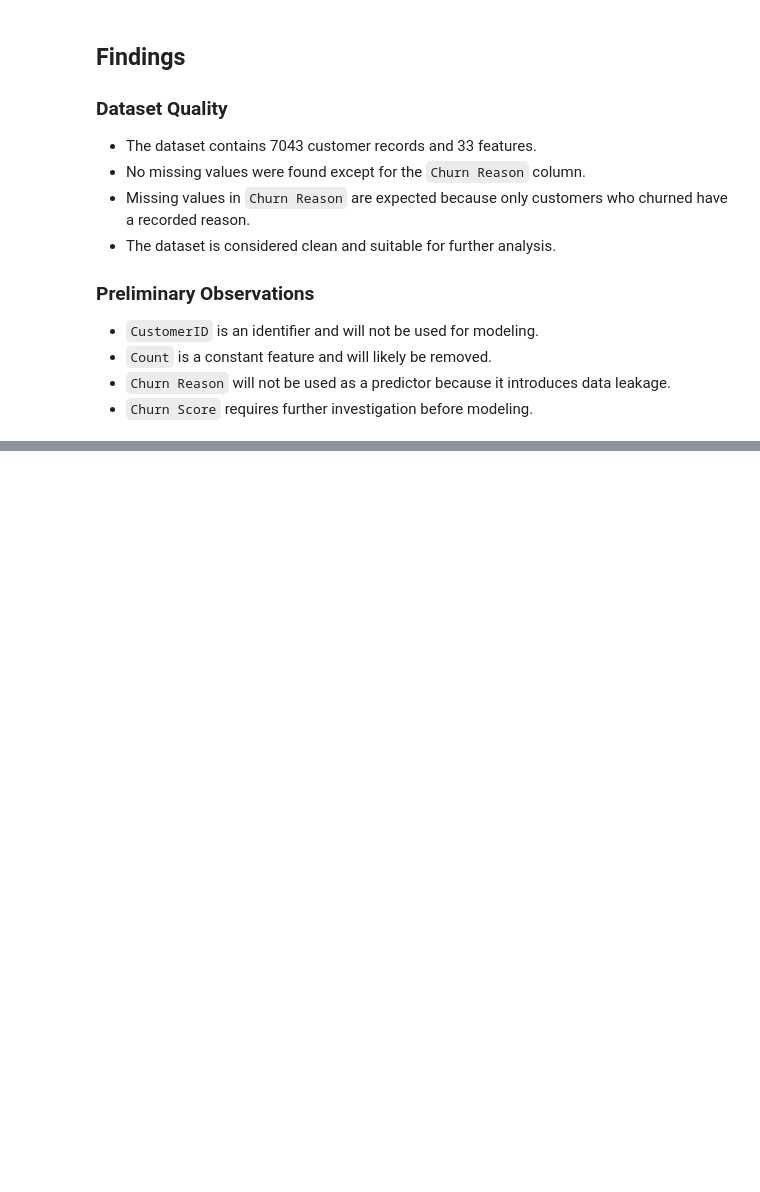
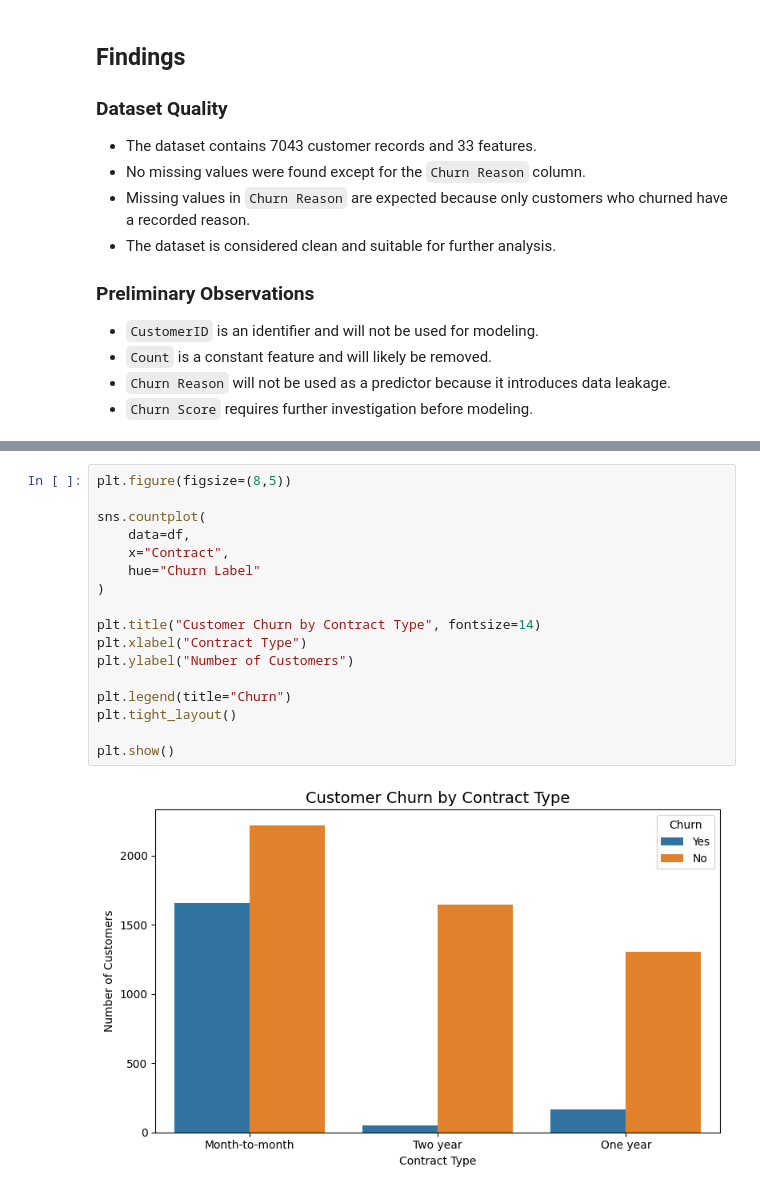
Before and after one commit to yarenyavuz/telecom-customer-retention-intelligence-platform, a Jupyter notebook: notebooks/01_data_understanding.ipynb, the cells around one changed output, grey strips where cells are left out. Cells and saved outputs as stored; diff of their text form; blank space fills up the shorter version.

Commit message:
Complete Day 3: Exploratory data analysis on contract, internet service, and tenure

```diff
--- a/notebooks/01_data_understanding.ipynb
+++ b/notebooks/01_data_understanding.ipynb
@@ -132,0 +184,19 @@ dtype: int64
+# %%
+plt.figure(figsize=(8,5))
+
+sns.countplot(
+    data=df,
+    x="Contract",
+    hue="Churn Label"
+)
+
+plt.title("Customer Churn by Contract Type", fontsize=14)
+plt.xlabel("Contract Type")
+plt.ylabel("Number of Customers")
+
+plt.legend(title="Churn")
+plt.tight_layout()
+
+plt.show()
+# %% [output]
+[figure, added]
```
Also changed, not shown: parts of 20 cells of this notebook, 1 other file.
